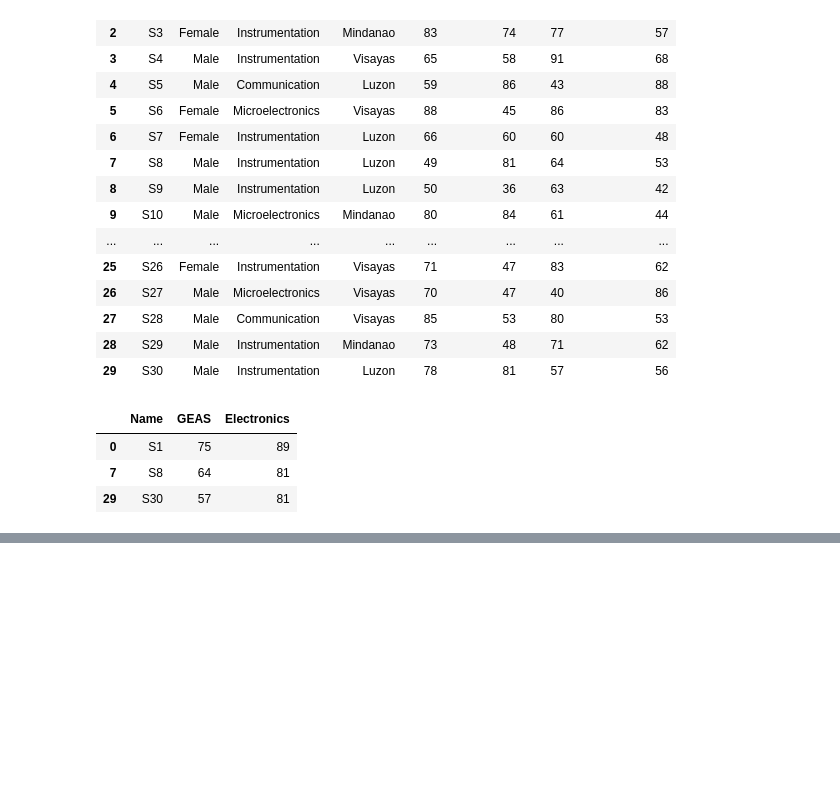
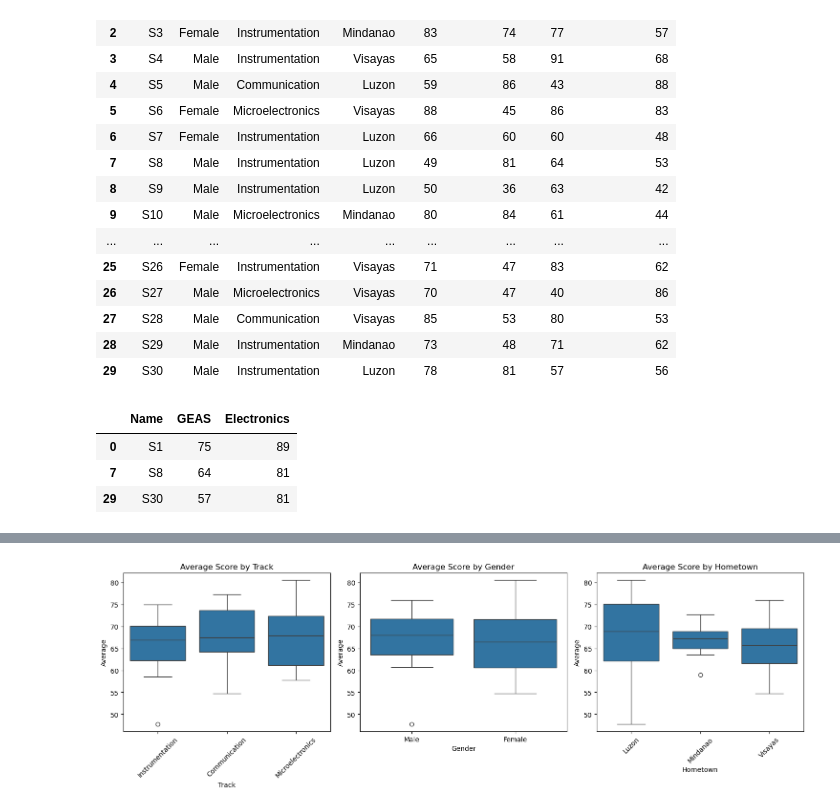
Before and after one commit to krlsbrre/PA4, a Jupyter notebook: PA4.ipynb, the cells around one changed output, grey strips where cells are left out. Drawn from its saved outputs; the diff is of its cells as text; code cells hidden in the pictures; blank space fills up the shorter version.

```diff
--- a/PA4.ipynb
+++ b/PA4.ipynb
@@ -44,0 +46,5 @@ ComplexQuery(board, 'Luzon', ['Name','Track','Electronics'])
+# %%
+def GWA():
+    board['Average'] = board[['Math', 'Electronics', 'GEAS', 'Communication']].mean(axis=1)
+    return board['Average']
+GWA()
@@ -44,0 +80,24 @@ ComplexQuery(board, 'Luzon', ['Name','Track','Electronics'])
+# %%
+plt.figure(figsize=(15, 5))
+
+# Boxplot for Track
+plt.subplot(1, 3, 1)
+sns.boxplot(x='Track', y=GWA(), data=board)
+plt.title('Average Score by Track')
+plt.xticks(rotation=45)
+
+# Boxplot for Gender
+plt.subplot(1, 3, 2)
+sns.boxplot(x='Gender', y=GWA(), data=board)
+plt.title('Average Score by Gender')
+
+# Boxplot for Hometown
+plt.subplot(1, 3, 3)
+sns.boxplot(x='Hometown', y=GWA(), data=board)
+plt.title('Average Score by Hometown')
+plt.xticks(rotation=45)
+
+plt.tight_layout()
+plt.show()
+# %% [output]
+[figure, added]
```
Also changed, not shown: parts of 5 cells of this notebook.
